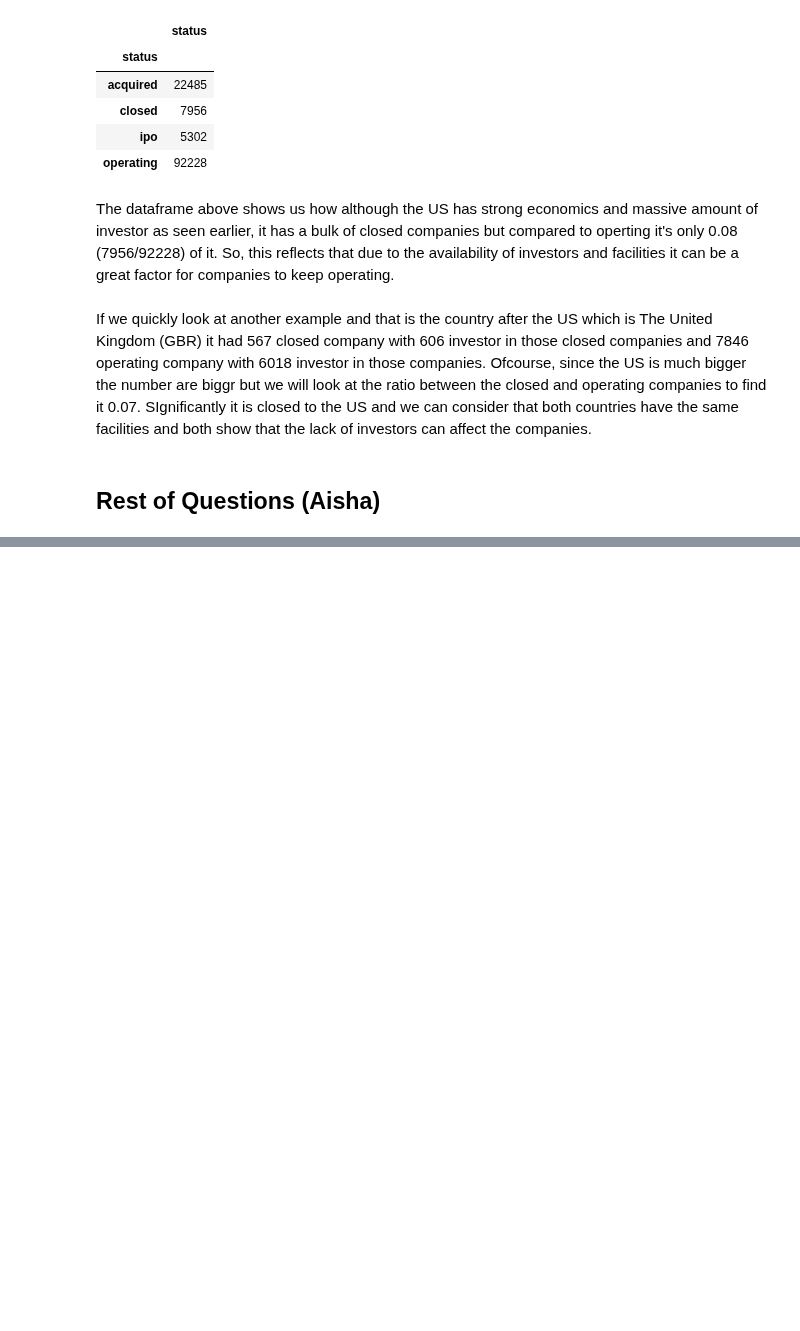
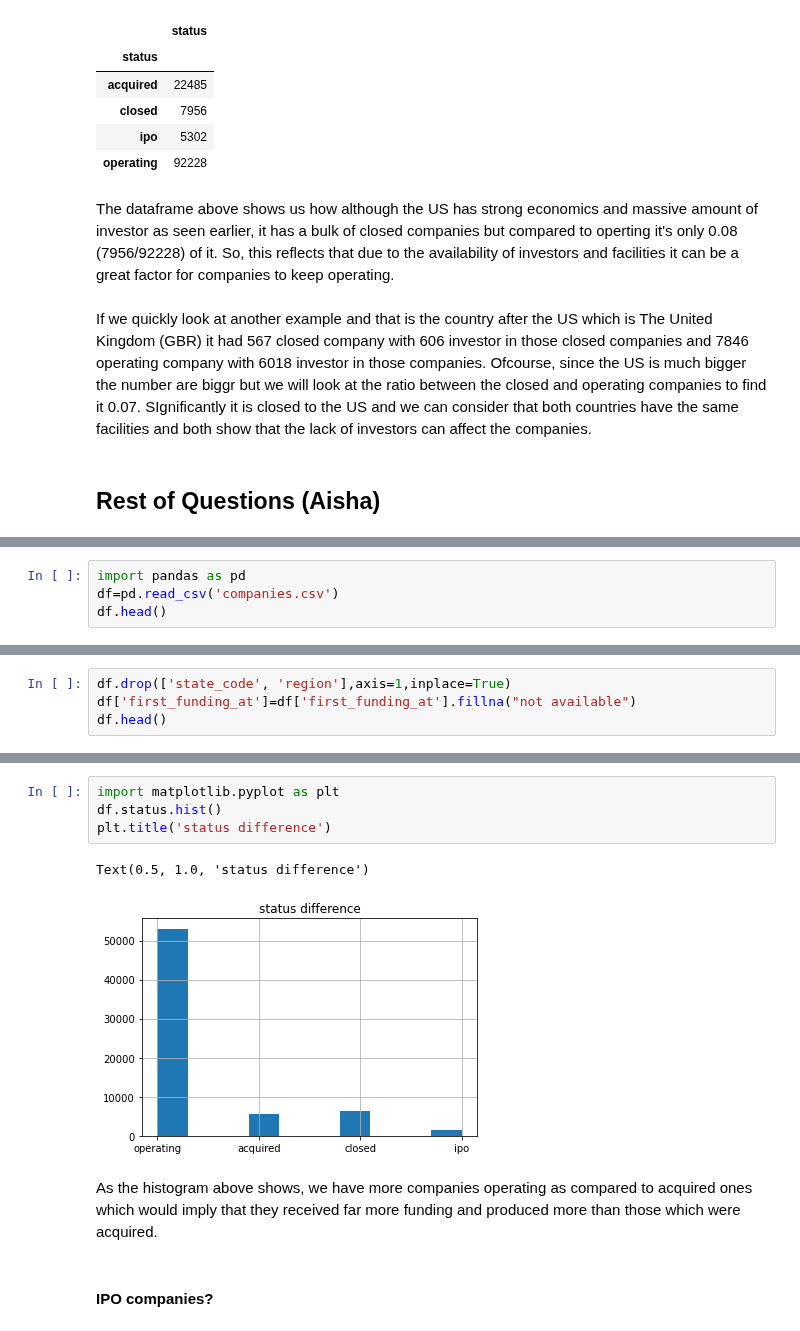
Before and after one commit to OdyAsh/StartupCompanies, a Jupyter notebook: Startup-Companies.ipynb, the cells around one changed output, grey strips where cells are left out. Drawn from its saved outputs; the diff is of its cells as text; blank space fills up the shorter version.

```diff
--- a/Startup-Companies.ipynb
+++ b/Startup-Companies.ipynb
@@ -1934,0 +1940,4 @@ If we quickly look at another example and that is the country after the US which
+# %%
+import pandas as pd
+df=pd.read_csv('companies.csv')
+df.head()
@@ -1934,0 +1951,4 @@ If we quickly look at another example and that is the country after the US which
+# %%
+df.drop(['state_code', 'region'],axis=1,inplace=True)
+df['first_funding_at']=df['first_funding_at'].fillna("not available")
+df.head()
@@ -1934,0 +1962,11 @@ If we quickly look at another example and that is the country after the US which
+# %%
+import matplotlib.pyplot as plt
+df.status.hist()
+plt.title('status difference')
+# %% [output]
+Text(0.5, 1.0, 'status difference')
+[figure, added]
+# %% [markdown]
+As the histogram above shows, we have more companies operating as compared to acquired ones which would imply that they received far more funding and produced more than those which were acquired.
+# %% [markdown]
+#### IPO companies?
```
Also changed, not shown: parts of 52 cells of this notebook.
